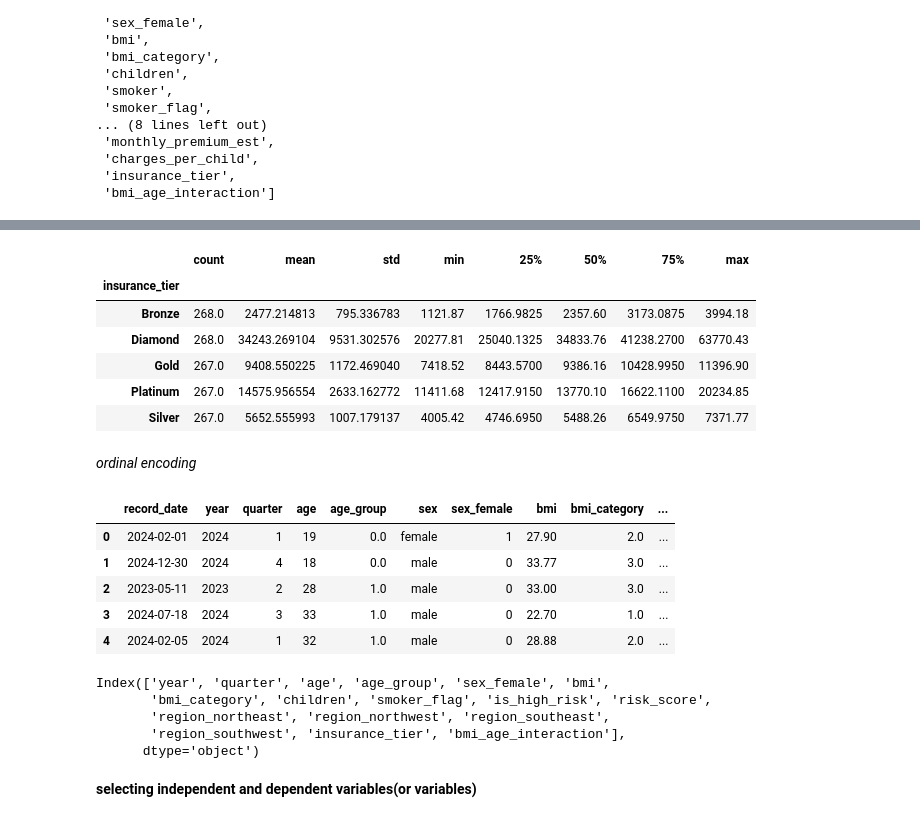
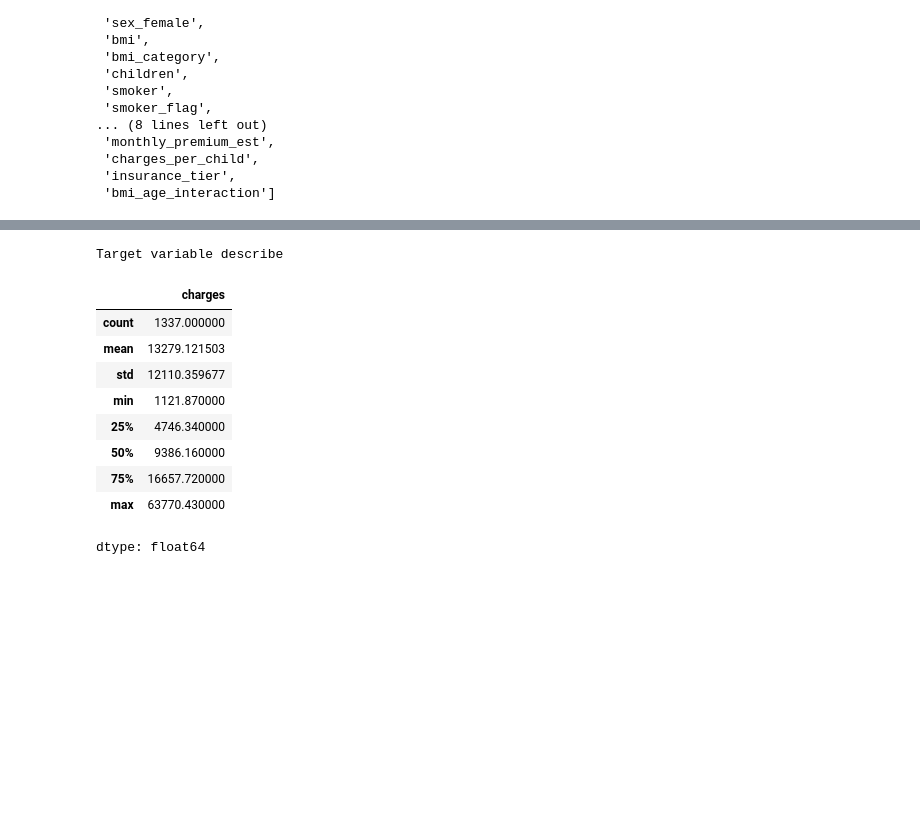
Before and after one commit to aparna-2001/medical-insurance-charges-ML-model-2021-2025, a Jupyter notebook: medical_insurance_charges_ML_model_2021_2025.ipynb, the cells around one changed output, grey strips where cells are left out. Drawn from its saved outputs; the diff is of its cells as text; code cells hidden in the pictures; blank space fills up the shorter version.

```diff
--- a/medical_insurance_charges_ML_model_2021_2025.ipynb
+++ b/medical_insurance_charges_ML_model_2021_2025.ipynb
@@ -112,13 +123,16 @@ medical_df.groupby('bmi_category')['bmi'].describe()
 # %%
+print('Target variable describe')
 
-medical_df.groupby('insurance_tier')['charges'].describe()
+medical_df['charges'].describe()
 # %% [output]
+Target variable describe
-|  | count | mean | std | min | 25% | 50% | 75% | max |
-| insurance_tier |  |  |  |  |  |  |  |  |
-| Bronze | 268.0 | 2477.214813 | 795.336783 | 1121.87 | 1766.9825 | 2357.60 | 3173.0875 | 3994.18 |
-| Diamond | 268.0 | 34243.269104 | 9531.302576 | 20277.81 | 25040.1325 | 34833.76 | 41238.2700 | 63770.43 |
-| Gold | 267.0 | 9408.550225 | 1172.469040 | 7418.52 | 8443.5700 | 9386.16 | 10428.9950 | 11396.90 |
-| Platinum | 267.0 | 14575.956554 | 2633.162772 | 11411.68 | 12417.9150 | 13770.10 | 16622.1100 | 20234.85 |
-| Silver | 267.0 | 5652.555993 | 1007.179137 | 4005.42 | 4746.6950 | 5488.26 | 6549.9750 | 7371.77 |
+|  | charges |
+| count | 1337.000000 |
+| mean | 13279.121503 |
+| std | 12110.359677 |
+| min | 1121.870000 |
+| 25% | 4746.340000 |
+| 50% | 9386.160000 |
+| 75% | 16657.720000 |
+| max | 63770.430000 |
+dtype: float64
-# %% [markdown]
-*ordinal encoding*
@@ -145,20 +138,0 @@ medical_df[['age_group',
-# %%
-medical_df.head()
-# %% [output]
-|  | record_date | year | quarter | age | age_group | sex | sex_female | bmi | bmi_category | ... |
-| 0 | 2024-02-01 | 2024 | 1 | 19 | 0.0 | female | 1 | 27.90 | 2.0 | ... |
-| 1 | 2024-12-30 | 2024 | 4 | 18 | 0.0 | male | 0 | 33.77 | 3.0 | ... |
-| 2 | 2023-05-11 | 2023 | 2 | 28 | 1.0 | male | 0 | 33.00 | 3.0 | ... |
-| 3 | 2024-07-18 | 2024 | 3 | 33 | 1.0 | male | 0 | 22.70 | 1.0 | ... |
-| 4 | 2024-02-05 | 2024 | 1 | 32 | 1.0 | male | 0 | 28.88 | 2.0 | ... |
-# %%
-x_features = medical_df.drop(columns = ['record_date', 'sex', 'smoker', 'region', 'charges_per_child', 'monthly_premium_est','charges'])
-x_features.columns
-# %% [output]
-Index(['year', 'quarter', 'age', 'age_group', 'sex_female', 'bmi',
-       'bmi_category', 'children', 'smoker_flag', 'is_high_risk', 'risk_score',
-       'region_northeast', 'region_northwest', 'region_southeast',
-       'region_southwest', 'insurance_tier', 'bmi_age_interaction'],
-      dtype='object')
-# %% [markdown]
-**selecting independent and dependent variables(or variables)**
```
Also changed, not shown: parts of 18 cells of this notebook.
